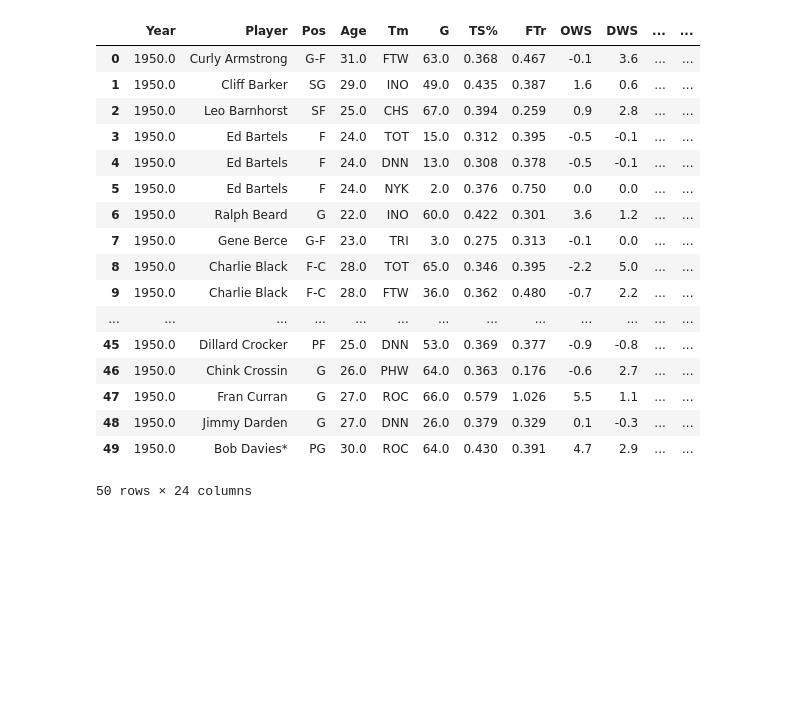
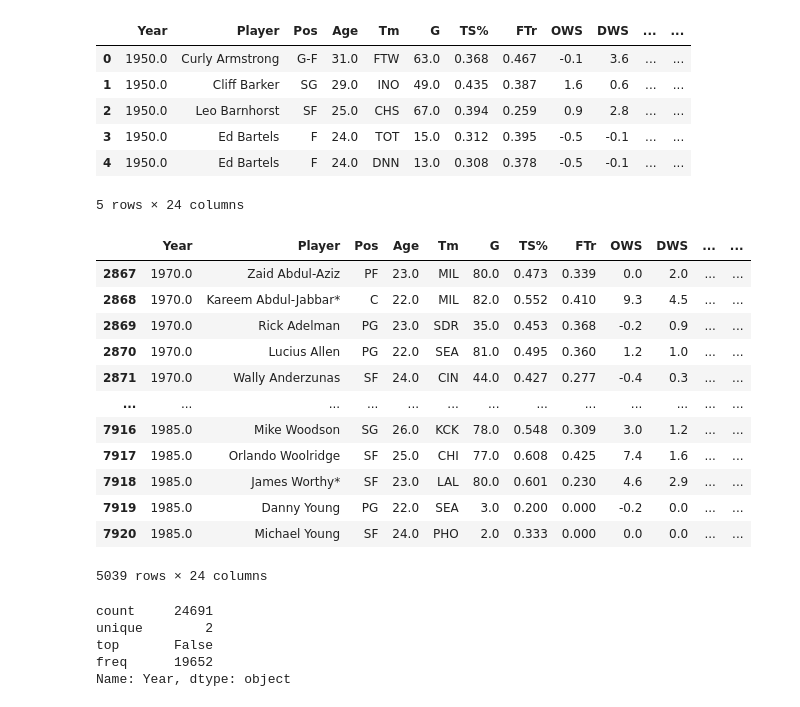
Before and after one commit to AliBailoun234/Final_project, a Jupyter notebook: Analysis.ipynb, the cells around one changed output. Drawn from its saved outputs; the diff is of its cells as text; code cells hidden in the pictures; blank space fills up the shorter version.

```diff
--- a/Analysis.ipynb
+++ b/Analysis.ipynb
@@ -1,7 +1,7 @@
 # %%
 import pandas as pd
 # %%
-player_data = pd.read_excel('player_data.xlsx')
-players = pd.read_excel('Players.xlsx')
-Seasons_Stats = pd.read_excel('Seasons_Stats.xlsx')
+player_data = pd.read_excel('Files\player_data.xlsx')
+players = pd.read_excel('Files\Players.xlsx')
+Seasons_Stats = pd.read_excel('Files\Seasons_Stats.xlsx')
 # %%
@@ -47,21 +25,35 @@ players.head(50)
 # %%
-Seasons_Stats.head(50)
+Seasons_Stats.head()
 # %% [output]
 |  | Year | Player | Pos | Age | Tm | G | TS% | FTr | OWS | DWS | ... | ... |
 | 0 | 1950.0 | Curly Armstrong | G-F | 31.0 | FTW | 63.0 | 0.368 | 0.467 | -0.1 | 3.6 | ... | ... |
 | 1 | 1950.0 | Cliff Barker | SG | 29.0 | INO | 49.0 | 0.435 | 0.387 | 1.6 | 0.6 | ... | ... |
 | 2 | 1950.0 | Leo Barnhorst | SF | 25.0 | CHS | 67.0 | 0.394 | 0.259 | 0.9 | 2.8 | ... | ... |
 | 3 | 1950.0 | Ed Bartels | F | 24.0 | TOT | 15.0 | 0.312 | 0.395 | -0.5 | -0.1 | ... | ... |
 | 4 | 1950.0 | Ed Bartels | F | 24.0 | DNN | 13.0 | 0.308 | 0.378 | -0.5 | -0.1 | ... | ... |
-| 5 | 1950.0 | Ed Bartels | F | 24.0 | NYK | 2.0 | 0.376 | 0.750 | 0.0 | 0.0 | ... | ... |
-| 6 | 1950.0 | Ralph Beard | G | 22.0 | INO | 60.0 | 0.422 | 0.301 | 3.6 | 1.2 | ... | ... |
-| 7 | 1950.0 | Gene Berce | G-F | 23.0 | TRI | 3.0 | 0.275 | 0.313 | -0.1 | 0.0 | ... | ... |
-| 8 | 1950.0 | Charlie Black | F-C | 28.0 | TOT | 65.0 | 0.346 | 0.395 | -2.2 | 5.0 | ... | ... |
-| 9 | 1950.0 | Charlie Black | F-C | 28.0 | FTW | 36.0 | 0.362 | 0.480 | -0.7 | 2.2 | ... | ... |
-| ... | ... | ... | ... | ... | ... | ... | ... | ... | ... | ... | ... | ... |
-| 45 | 1950.0 | Dillard Crocker | PF | 25.0 | DNN | 53.0 | 0.369 | 0.377 | -0.9 | -0.8 | ... | ... |
-| 46 | 1950.0 | Chink Crossin | G | 26.0 | PHW | 64.0 | 0.363 | 0.176 | -0.6 | 2.7 | ... | ... |
-| 47 | 1950.0 | Fran Curran | G | 27.0 | ROC | 66.0 | 0.579 | 1.026 | 5.5 | 1.1 | ... | ... |
-| 48 | 1950.0 | Jimmy Darden | G | 27.0 | DNN | 26.0 | 0.379 | 0.329 | 0.1 | -0.3 | ... | ... |
-| 49 | 1950.0 | Bob Davies* | PG | 30.0 | ROC | 64.0 | 0.430 | 0.391 | 4.7 | 2.9 | ... | ... |
-50 rows × 24 columns
+5 rows × 24 columns
+# %%
+filter1_pd = Seasons_Stats["Year"].between(1970,1985,inclusive = True)
+Seasons_Stats[filter1_pd]
+# %% [output]
+|  | Year | Player | Pos | Age | Tm | G | TS% | FTr | OWS | DWS | ... | ... |
+| 2867 | 1970.0 | Zaid Abdul-Aziz | PF | 23.0 | MIL | 80.0 | 0.473 | 0.339 | 0.0 | 2.0 | ... | ... |
+| 2868 | 1970.0 | Kareem Abdul-Jabbar* | C | 22.0 | MIL | 82.0 | 0.552 | 0.410 | 9.3 | 4.5 | ... | ... |
+| 2869 | 1970.0 | Rick Adelman | PG | 23.0 | SDR | 35.0 | 0.453 | 0.368 | -0.2 | 0.9 | ... | ... |
+| 2870 | 1970.0 | Lucius Allen | PG | 22.0 | SEA | 81.0 | 0.495 | 0.360 | 1.2 | 1.0 | ... | ... |
+| 2871 | 1970.0 | Wally Anderzunas | SF | 24.0 | CIN | 44.0 | 0.427 | 0.277 | -0.4 | 0.3 | ... | ... |
+| ... | ... | ... | ... | ... | ... | ... | ... | ... | ... | ... | ... | ... |
+| 7916 | 1985.0 | Mike Woodson | SG | 26.0 | KCK | 78.0 | 0.548 | 0.309 | 3.0 | 1.2 | ... | ... |
+| 7917 | 1985.0 | Orlando Woolridge | SF | 25.0 | CHI | 77.0 | 0.608 | 0.425 | 7.4 | 1.6 | ... | ... |
+| 7918 | 1985.0 | James Worthy* | SF | 23.0 | LAL | 80.0 | 0.601 | 0.230 | 4.6 | 2.9 | ... | ... |
+| 7919 | 1985.0 | Danny Young | PG | 22.0 | SEA | 3.0 | 0.200 | 0.000 | -0.2 | 0.0 | ... | ... |
+| 7920 | 1985.0 | Michael Young | SF | 24.0 | PHO | 2.0 | 0.333 | 0.000 | 0.0 | 0.0 | ... | ... |
+5039 rows × 24 columns
+# %%
+filter1_pd.describe()
+# %% [output]
+count     24691
+unique        2
+top       False
+freq      19652
+Name: Year, dtype: object
```
Also changed, not shown: parts of 4 cells of this notebook.
